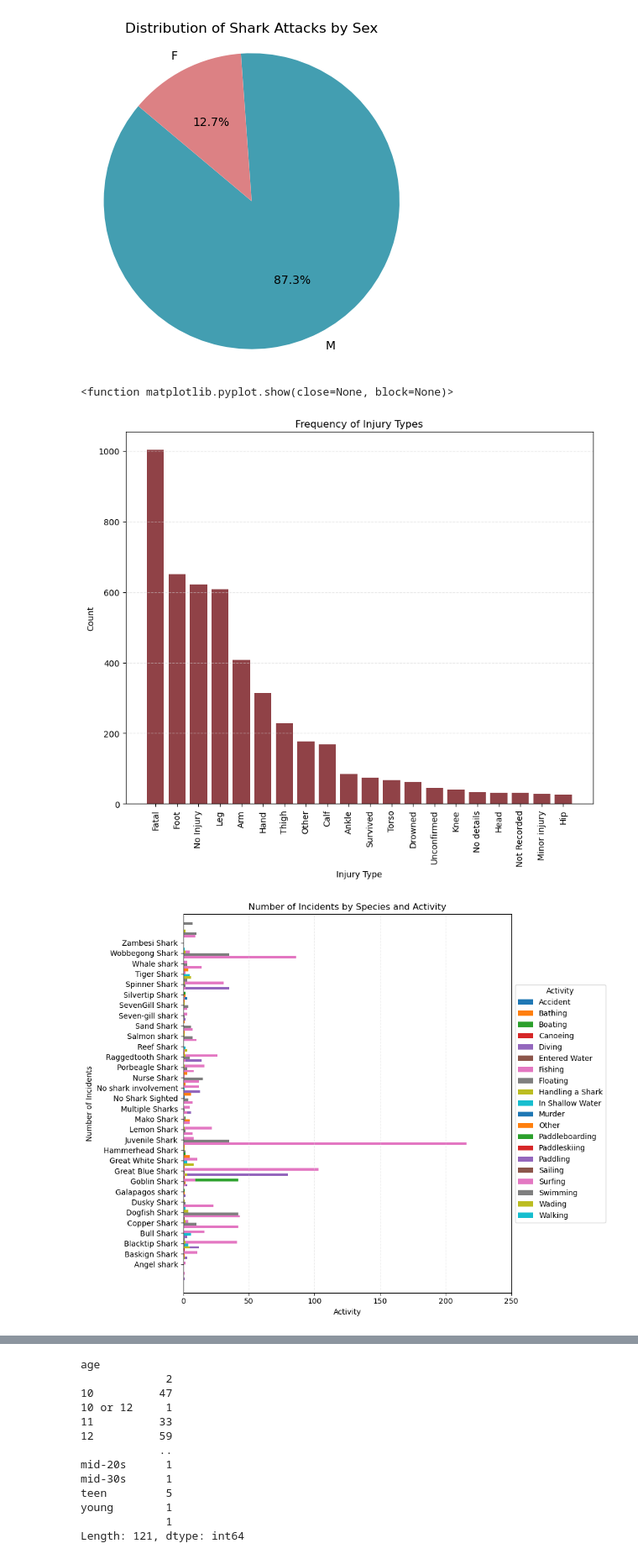
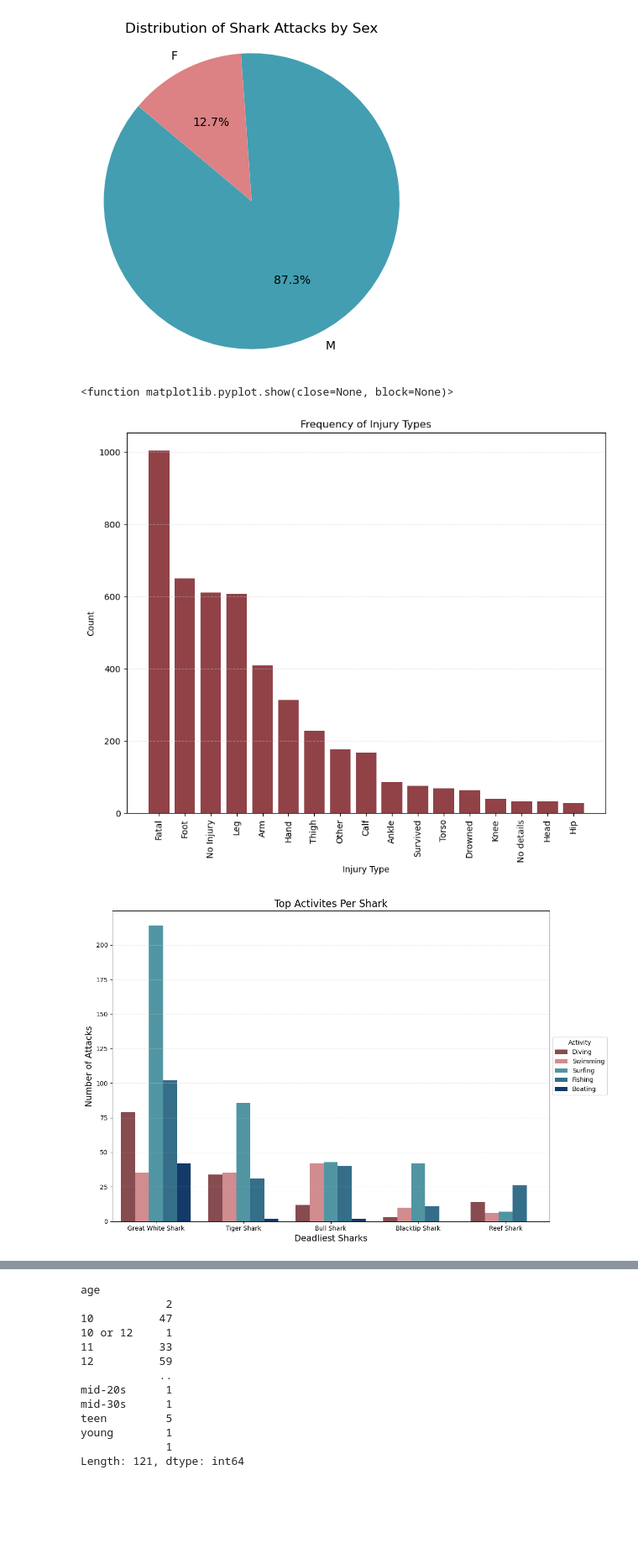
Before and after one commit to HagenGrant/project-1-group-05, a Jupyter notebook: Shark Attacks-checkpoint.ipynb, the cells around one changed output, grey strips where cells are left out. Shown: that part at 84% size. Cells and saved outputs as stored; diff of their text form; code cells hidden in the pictures; blank space fills up the shorter version.

Commit message:
updated graphs fixed some cleaning

```diff
--- a/Shark Attacks-checkpoint.ipynb
+++ b/Shark Attacks-checkpoint.ipynb
@@ -507,7 +508,7 @@ array(['No injury to occupant, outrigger canoe and paddle damaged',
       dtype=object)
 # %%
 # make any blank entries unknown species
-df.injury = df.injury.fillna("None Listed")
+df.injury = df.injury.fillna("Not Listed")
 
 # create key words to search for and rename to simplify injury values
 injury_key_dict = {
@@ -535,17 +536,17 @@ injury_key_dict = {
     "knee": "Knee",
     "No Injury": "No Injury",
     "boat": "No Injury",
-    "post-mortem": "No Injury",
+    "post-mortem": "Not Listed",
     "Abdomen": "Torso",
     "drowning": "Drowned",
     "Drowned": "Drowned",
     "buttocks": "Hip",
     "buttock": "Hip",
     "back": "Torso",
-    "post mortem": "Unconfirmed",
-    "remains found": "Unconfirmed",
-    "prior to death": "Unconfirmed",
-    "Missing": "Unconfirmed",
+    "post mortem": "Not Listed",
+    "remains found": "Not Listed",
+    "prior to death": "Not Listed",
+    "Missing": "Not Listed",
     "head": "Head",
     "ribs": "Torso",
     "groin": "Hips",
@@ -555,12 +556,12 @@ injury_key_dict = {
     "thumb": "Hand",
     "femur": "Hip",
     "No inury": "No Injury",
-    "PROVOKED": "Not Recorded",
-    "not confirmed": "Unconfirmed",
-    "Minor injuries": "Minor injury",
+    "PROVOKED": "Not Listed",
+    "not confirmed": "Not Listed",
+    "Minor injuries": "Not Listed",
     "Abrasion": "Abrasions",
     "uninjured": "No Injury",
-    "been taken": "Unconfirmed",
+    "been taken": "Not Listed",
     "Swim fin": "Swimgear Bitten"
 
 }
@@ -743,5 +739,9 @@ injury_data = injury_data.loc[injury_data != "None Listed"]
 # %%
 # bar chart of injury types
+# create df of injuries and remove nulls and the not listed values
+injury_data = df["injury"].copy()
+# injury_data.dropna(inplace=True)
+injury_data = injury_data.loc[injury_data != "Not Listed"]
 # get data
 injury_counts = injury_data.value_counts()
 
@@ -763,4 +763,4 @@ plt.grid(axis="y", color="lightgrey", linestyle="--", alpha=.5)
 plt.show
 # %% [output]
 <function matplotlib.pyplot.show(close=None, block=None)>
-[figure, old version]
+[figure, new version]
@@ -767,27 +771,43 @@ plt.show
 # %%
-# graph of shark species vs what activity was recorded
+# graph of top 5 shark species and the top 5 activites recorded in their attacks
 # make a data frame of activites and species to drop nulls and unrecorded values
-species_activity = df[["species", "activity"]].copy()
+species_activity = df[['species', 'activity', 'fatal']].copy()
 species_activity.dropna(inplace=True)
-species_activity = species_activity[(species_activity["species"] != "Unknown Shark") &
+species_activity = species_activity[(species_activity["species"] != "Unknown") &
+                                    (species_activity["species"] != "No Shark Sighted") &
                                     (species_activity["species"] != "Unidentified") &
-                                    (species_activity["species"] != "Not Recorded") &
                                     (species_activity["activity"] != "Not Recorded")]
-# get data
-data = species_activity.groupby(["species", "activity"]).size().unstack(fill_value=0)
+# get top 5 species for fatalities
+species_fatalities = species_activity.groupby('species')['fatal'].count()
+top_species = species_fatalities.nlargest(5)
 
-# create
-data.plot(kind="barh", figsize=(10, 8), width=5, stacked=False)
+# get the activites for the 5 top species
+top_species_activities = species_activity[species_activity['species'].isin(top_species.index)]
+
+# use filtered data to find the top activites per the 5 most fatal species
+fatal_activites = top_species_activities.groupby('activity')['fatal'].count()
+top_activites = fatal_activites.nlargest(5)
+
+# create data with all filtered items
+activites_per_species = top_species_activities[top_species_activities['activity'].isin(top_activites.index)]
+
+# sort decending
+sorted_per_species = activites_per_species.groupby('species')['fatal'].count().sort_values(ascending=False).index
+
+# create graph
+colors = ["#904247", "#dc8184", "#439eb1", "#277397", "#053979"]
+plt.figure(figsize=(12, 8))
+sns.countplot(x='species', hue='activity', data=activites_per_species, palette=colors, order=sorted_per_species)
 
 #customize
-plt.xlim(0, 250)
+
 plt.legend(title='Activity', loc='center left', bbox_to_anchor=(1, 0.5))
-plt.title('Number of Incidents by Species and Activity')
-plt.xlabel('Activity')
-plt.ylabel('Number of Incidents')
-plt.grid(axis="x", color="lightgrey", linestyle="--", alpha=.5)
+plt.title('Top Activites Per Shark', fontsize=16)
+plt.xlabel('Deadliest Sharks', fontsize=14)
+plt.ylabel('Number of Attacks', fontsize=14)
+plt.grid(axis="y", color="lightgrey", linestyle="--", alpha=.5)
 # show
 plt.tight_layout()
 plt.show()
 # %% [output]
-[figure, old version]
+[figure, new version]
```
Also changed, not shown: parts of 26 cells of this notebook.
